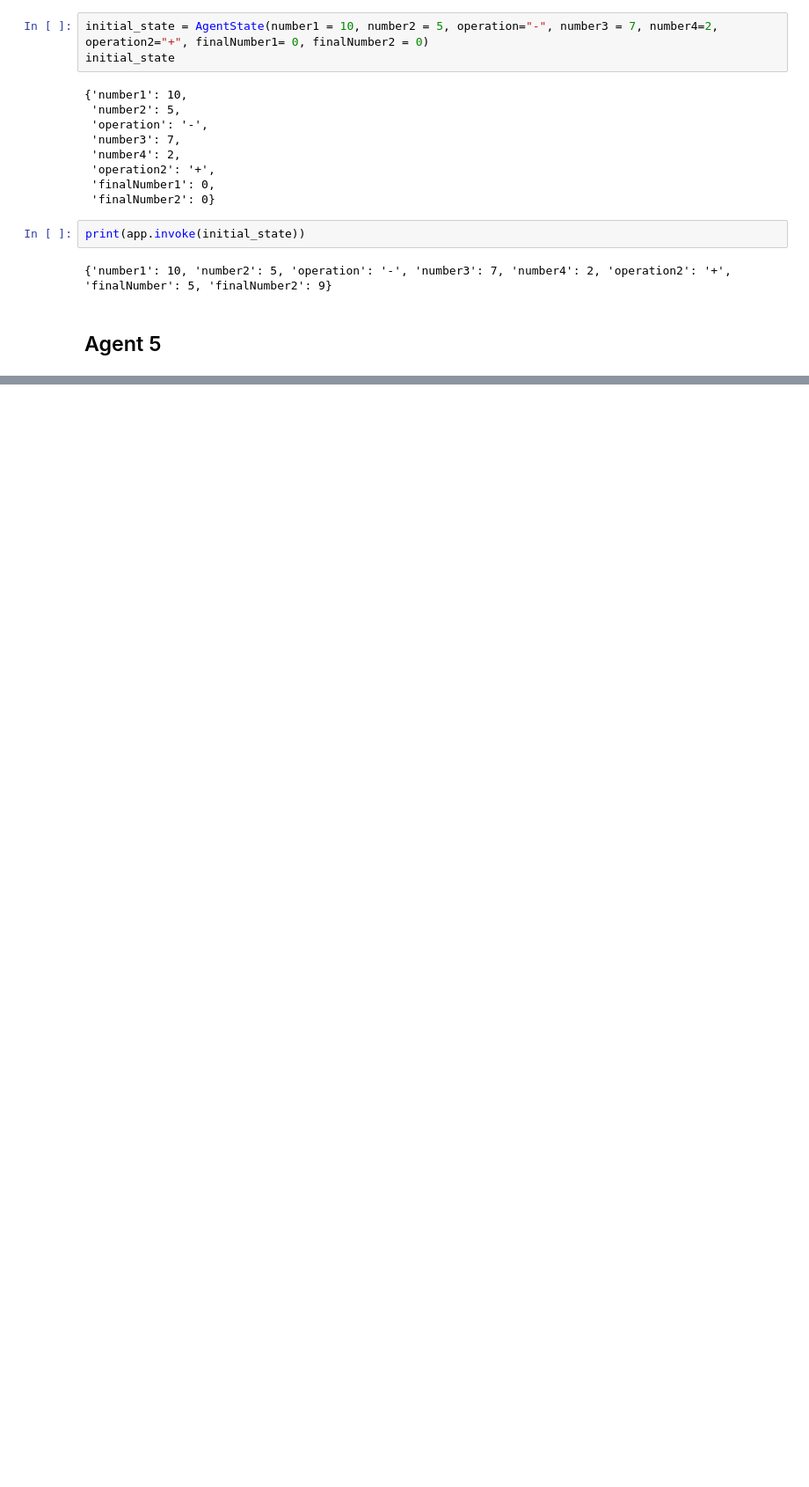
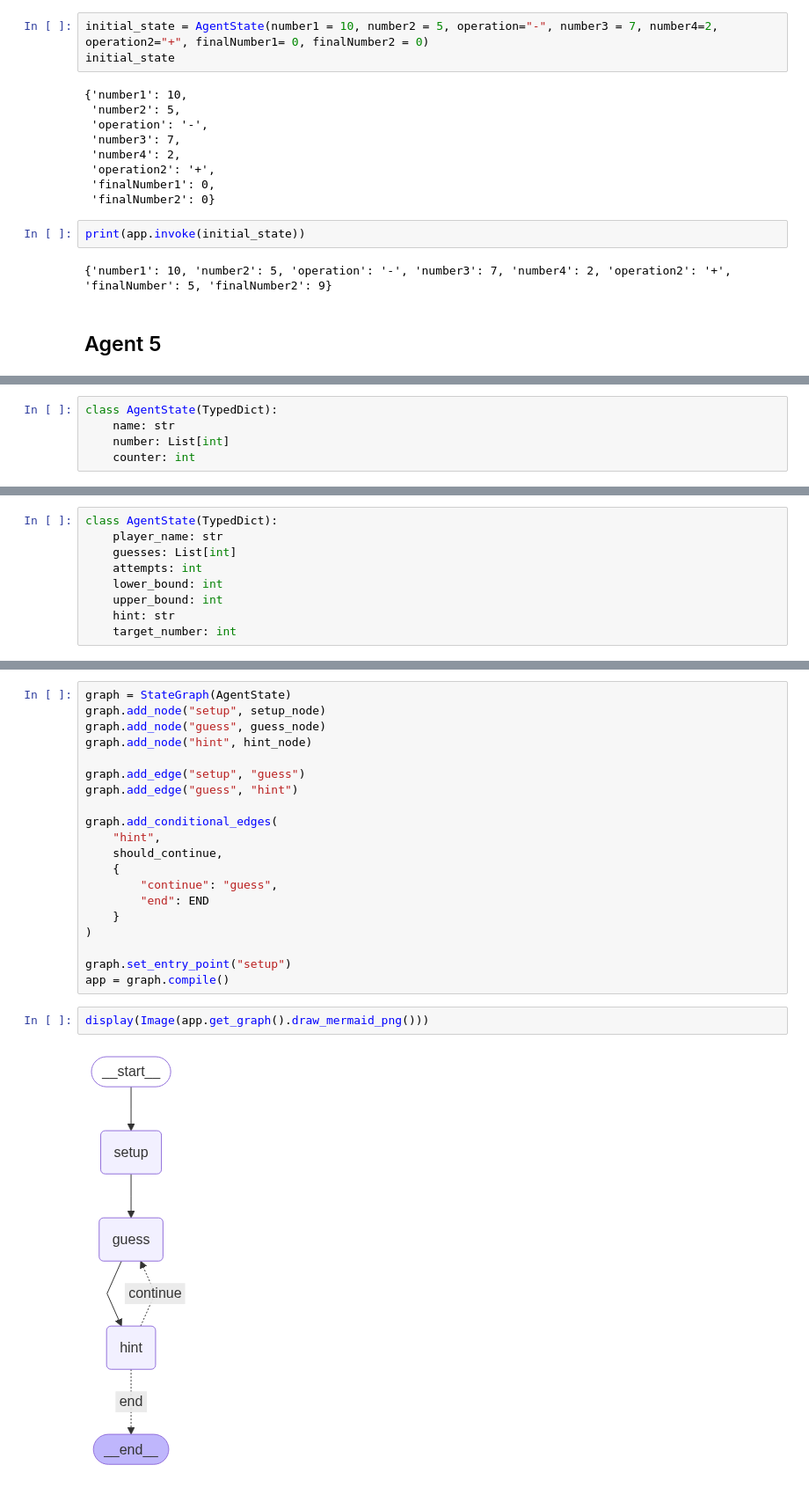
Before and after one commit to vivekgattadi/LangGraph, a Jupyter notebook: playAround.ipynb, the cells around one changed output, grey strips where cells are left out. Shown: that part at 88% size. Saved outputs shown, nothing was run; the diff lists cells and outputs as text; blank space fills up the shorter version.

```diff
--- a/playAround.ipynb
+++ b/playAround.ipynb
@@ -450,0 +455,5 @@ print(app.invoke(initial_state))
+# %%
+class AgentState(TypedDict):
+    name: str
+    number: List[int]
+    counter: int
@@ -450,0 +514,9 @@ print(app.invoke(initial_state))
+# %%
+class AgentState(TypedDict):
+    player_name: str
+    guesses: List[int]
+    attempts: int
+    lower_bound: int
+    upper_bound: int
+    hint: str
+    target_number: int
@@ -450,0 +586,24 @@ print(app.invoke(initial_state))
+# %%
+graph = StateGraph(AgentState)
+graph.add_node("setup", setup_node)
+graph.add_node("guess", guess_node)
+graph.add_node("hint", hint_node)
+
+graph.add_edge("setup", "guess")
+graph.add_edge("guess", "hint")
+
+graph.add_conditional_edges(
+    "hint",
+    should_continue,
+    {
+        "continue": "guess",
+        "end": END
+    }
+)
+
+graph.set_entry_point("setup")
+app = graph.compile()
+# %%
+display(Image(app.get_graph().draw_mermaid_png()))
+# %% [output]
+[figure, added]
```
Also changed, not shown: parts of 8 cells of this notebook.
